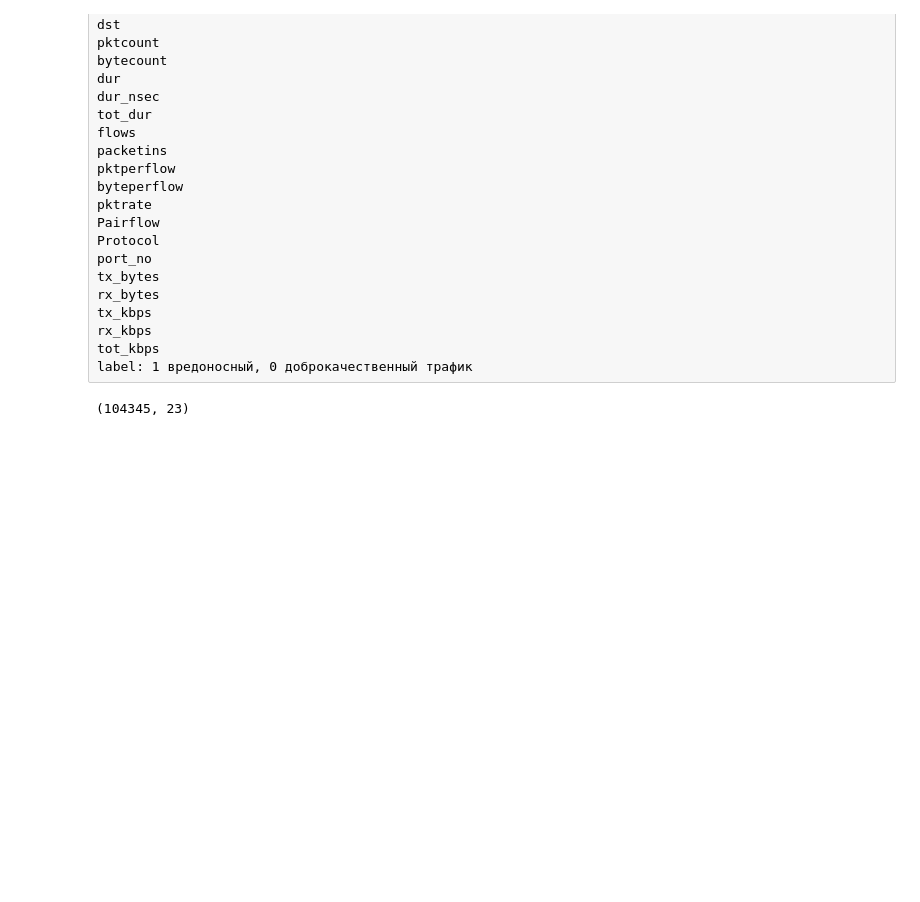
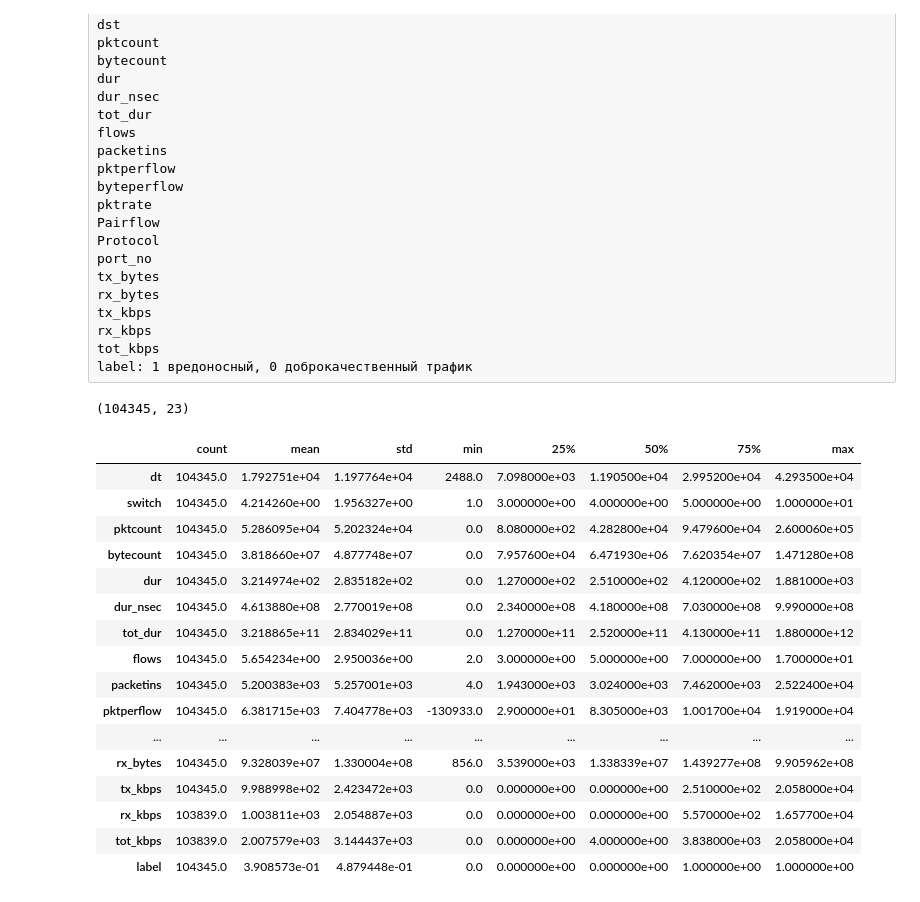
Before and after one commit to OneTells/Machine-learning, a Jupyter notebook: Eda/Jupyter/Egor.ipynb, the cells around one changed output. Cells and saved outputs as stored; diff of their text form; code cells hidden in the pictures; blank space fills up the shorter version.

```diff
--- a/Eda/Jupyter/Egor.ipynb
+++ b/Eda/Jupyter/Egor.ipynb
@@ -47,3 +50,23 @@ data.shape
 data = data[['dt','switch','src','label']]
 # %%
 data.head()
+# %%
+data.describe().T
+# %% [output]
+|  | count | mean | std | min | 25% | 50% | 75% | max |
+| dt | 104345.0 | 1.792751e+04 | 1.197764e+04 | 2488.0 | 7.098000e+03 | 1.190500e+04 | 2.995200e+04 | 4.293500e+04 |
+| switch | 104345.0 | 4.214260e+00 | 1.956327e+00 | 1.0 | 3.000000e+00 | 4.000000e+00 | 5.000000e+00 | 1.000000e+01 |
+| pktcount | 104345.0 | 5.286095e+04 | 5.202324e+04 | 0.0 | 8.080000e+02 | 4.282800e+04 | 9.479600e+04 | 2.600060e+05 |
+| bytecount | 104345.0 | 3.818660e+07 | 4.877748e+07 | 0.0 | 7.957600e+04 | 6.471930e+06 | 7.620354e+07 | 1.471280e+08 |
+| dur | 104345.0 | 3.214974e+02 | 2.835182e+02 | 0.0 | 1.270000e+02 | 2.510000e+02 | 4.120000e+02 | 1.881000e+03 |
+| dur_nsec | 104345.0 | 4.613880e+08 | 2.770019e+08 | 0.0 | 2.340000e+08 | 4.180000e+08 | 7.030000e+08 | 9.990000e+08 |
+| tot_dur | 104345.0 | 3.218865e+11 | 2.834029e+11 | 0.0 | 1.270000e+11 | 2.520000e+11 | 4.130000e+11 | 1.880000e+12 |
+| flows | 104345.0 | 5.654234e+00 | 2.950036e+00 | 2.0 | 3.000000e+00 | 5.000000e+00 | 7.000000e+00 | 1.700000e+01 |
+| packetins | 104345.0 | 5.200383e+03 | 5.257001e+03 | 4.0 | 1.943000e+03 | 3.024000e+03 | 7.462000e+03 | 2.522400e+04 |
+| pktperflow | 104345.0 | 6.381715e+03 | 7.404778e+03 | -130933.0 | 2.900000e+01 | 8.305000e+03 | 1.001700e+04 | 1.919000e+04 |
+| ... | ... | ... | ... | ... | ... | ... | ... | ... |
+| rx_bytes | 104345.0 | 9.328039e+07 | 1.330004e+08 | 856.0 | 3.539000e+03 | 1.338339e+07 | 1.439277e+08 | 9.905962e+08 |
+| tx_kbps | 104345.0 | 9.988998e+02 | 2.423472e+03 | 0.0 | 0.000000e+00 | 0.000000e+00 | 2.510000e+02 | 2.058000e+04 |
+| rx_kbps | 103839.0 | 1.003811e+03 | 2.054887e+03 | 0.0 | 0.000000e+00 | 0.000000e+00 | 5.570000e+02 | 1.657700e+04 |
+| tot_kbps | 103839.0 | 2.007579e+03 | 3.144437e+03 | 0.0 | 0.000000e+00 | 4.000000e+00 | 3.838000e+03 | 2.058000e+04 |
+| label | 104345.0 | 3.908573e-01 | 4.879448e-01 | 0.0 | 0.000000e+00 | 0.000000e+00 | 1.000000e+00 | 1.000000e+00 |
```
Also changed, not shown: parts of 5 cells of this notebook.
